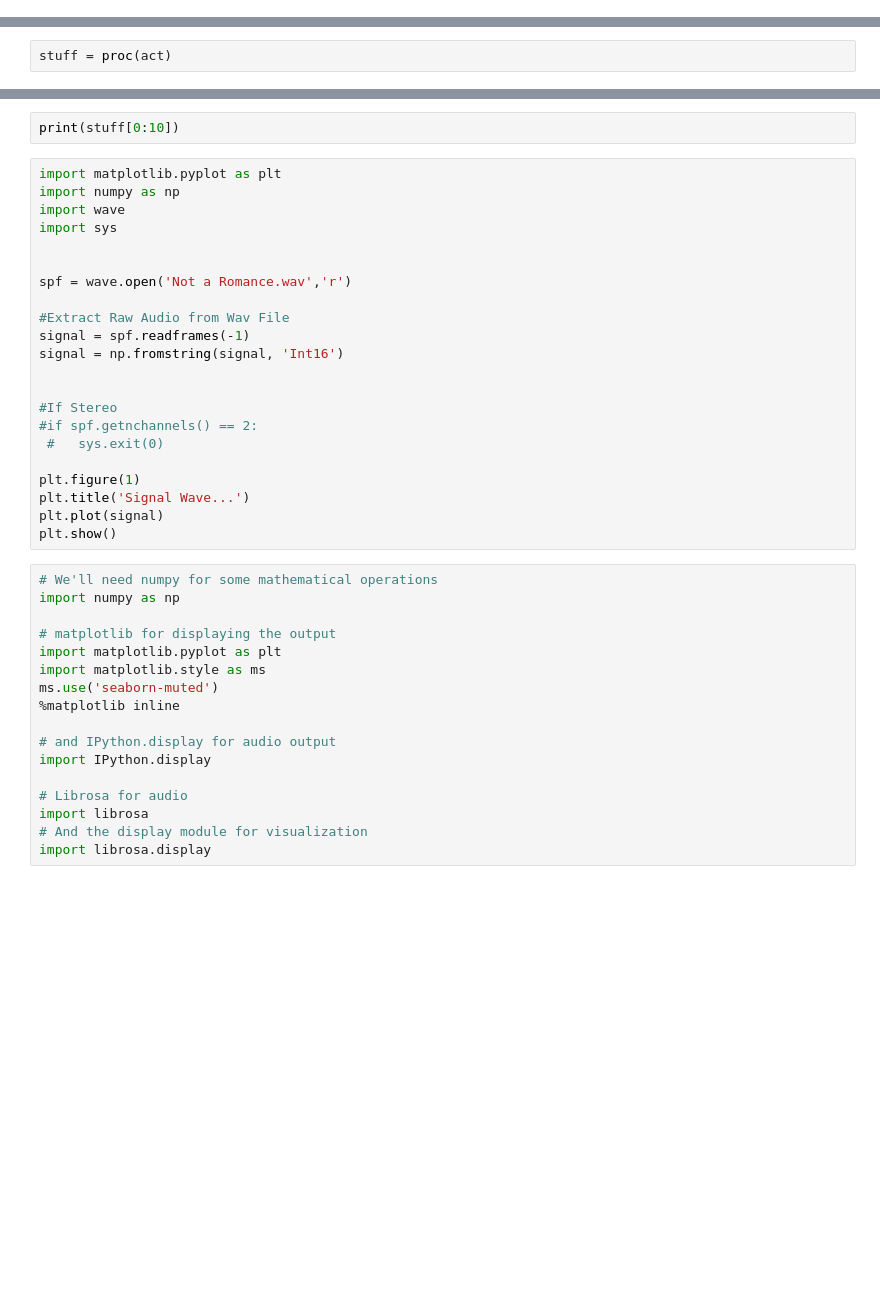
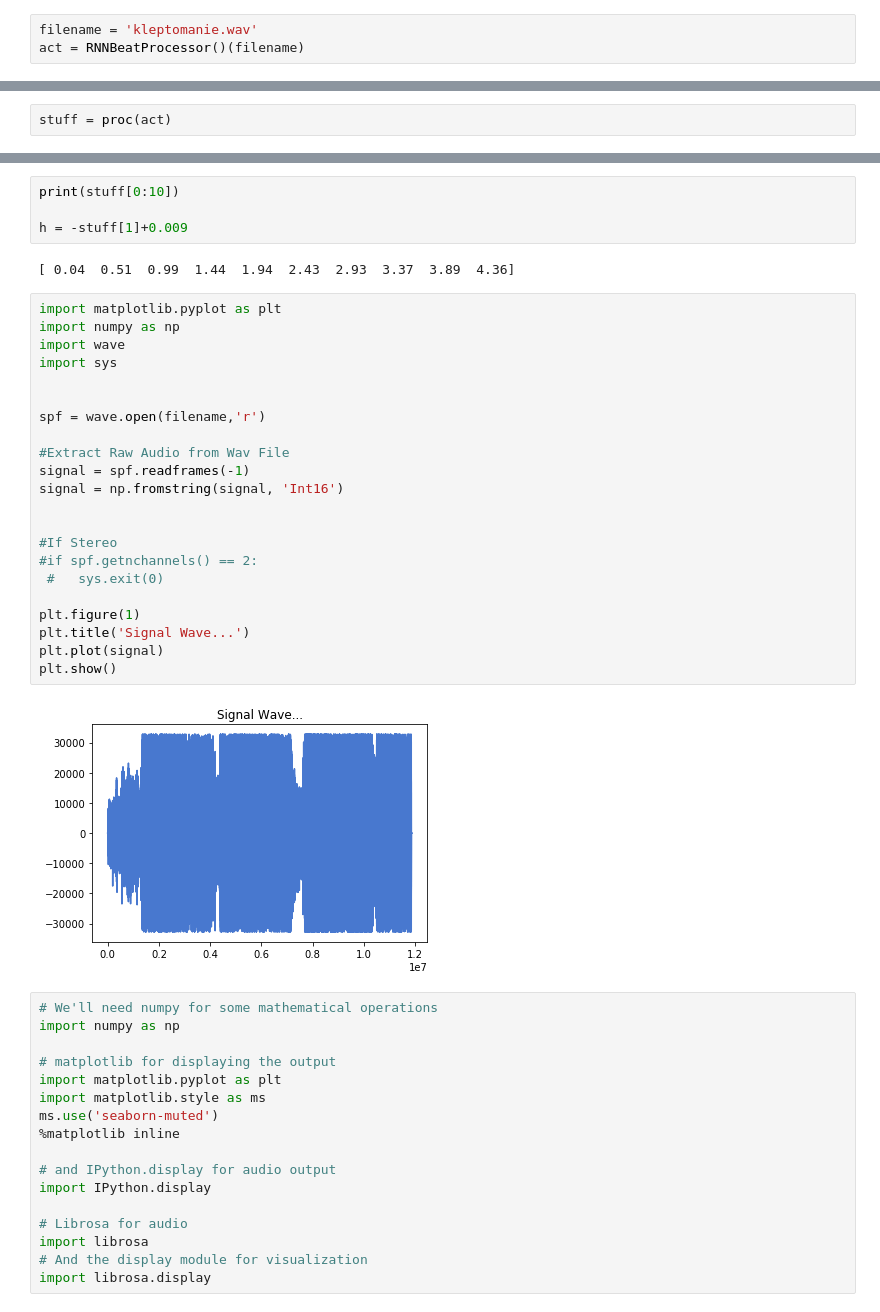
Before and after one commit to pluto-chan/Yaroslav, a Jupyter notebook: Madmom bpm and offset detection + stream detection.ipynb, the cells around one changed output, grey strips where cells are left out. Saved outputs shown, nothing was run; the diff lists cells and outputs as text; blank space fills up the shorter version.

```diff
--- a/Madmom bpm and offset detection + stream detection.ipynb
+++ b/Madmom bpm and offset detection + stream detection.ipynb
@@ -8,3 +7,6 @@ act = RNNBeatProcessor()('Not A Romance.wav')
+# %%
+filename = 'kleptomanie.wav'
+act = RNNBeatProcessor()(filename)
 # %%
 proc = madmom.features.beats.BeatTrackingProcessor(fps=100)
 # %%
@@ -52,27 +78,33 @@ print(h)
 # %%
 print(stuff[0:10])
+
+h = -stuff[1]+0.009
+# %% [output]
+[ 0.04  0.51  0.99  1.44  1.94  2.43  2.93  3.37  3.89  4.36]
 # %%
 import matplotlib.pyplot as plt
 import numpy as np
 import wave
 import sys
 
 
-spf = wave.open('Not a Romance.wav','r')
+spf = wave.open(filename,'r')
 
 #Extract Raw Audio from Wav File
 signal = spf.readframes(-1)
 signal = np.fromstring(signal, 'Int16')
 
 
 #If Stereo
 #if spf.getnchannels() == 2:
  #   sys.exit(0)
 
 plt.figure(1)
 plt.title('Signal Wave...')
 plt.plot(signal)
 plt.show()
+# %% [output]
+[figure, added]
 # %%
 # We'll need numpy for some mathematical operations
 import numpy as np
```
Also changed, not shown: parts of 20 cells of this notebook, 2 other files.
